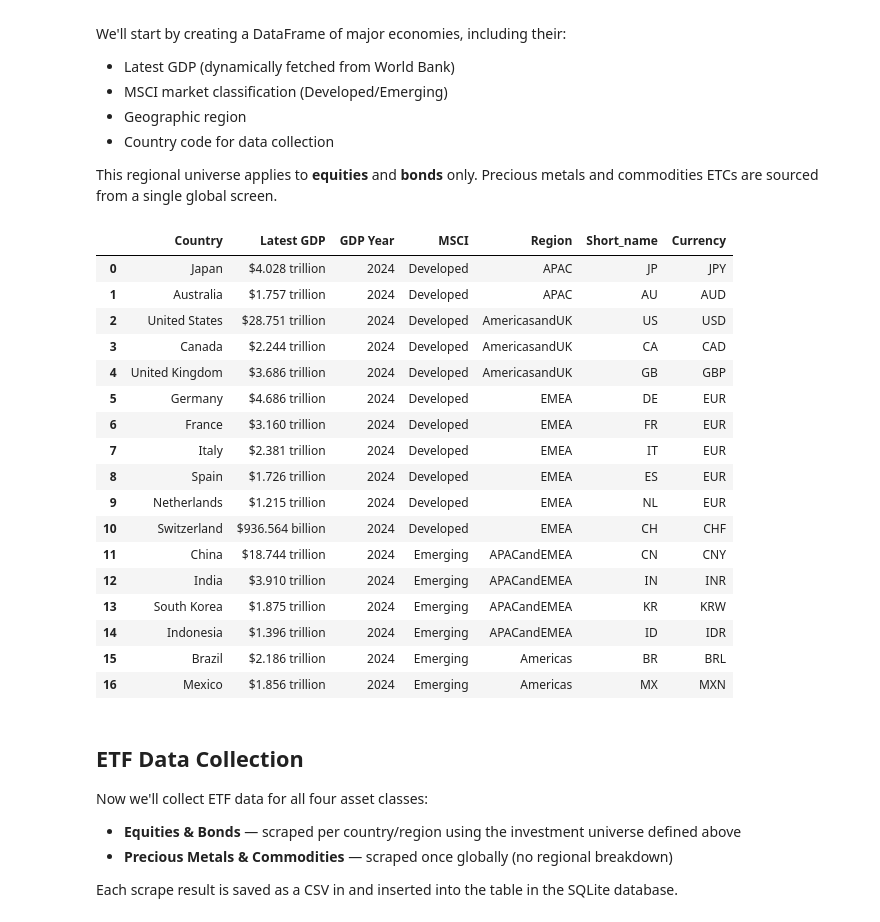
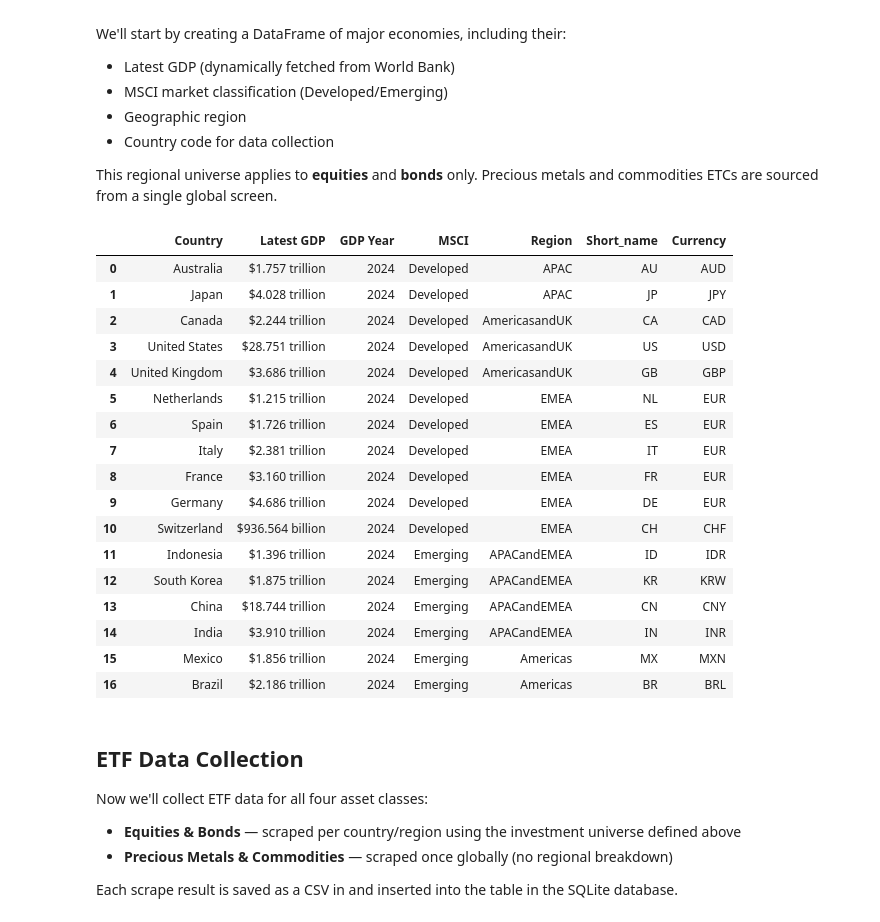
Before and after one commit to nairraks/etf-isa-portfolio, a Jupyter notebook: notebooks/01_data_collection.ipynb, the cells around one changed output. Drawn from its saved outputs; the diff is of its cells as text; code cells hidden in the pictures.

```diff
--- a/notebooks/01_data_collection.ipynb
+++ b/notebooks/01_data_collection.ipynb
@@ -93,51 +93,52 @@ base_country_data = [
     ["Spain", "Developed", "EMEA", "ES", "EUR"],
     ["Netherlands", "Developed", "EMEA", "NL", "EUR"],
     ["Switzerland", "Developed", "EMEA", "CH", "CHF"],
     ["Brazil", "Emerging", "Americas", "BR", "BRL"],
     ["Mexico", "Emerging", "Americas", "MX", "MXN"],
     ["China", "Emerging", "APACandEMEA", "CN", "CNY"],
     ["India", "Emerging", "APACandEMEA", "IN", "INR"],
     ["South Korea", "Emerging", "APACandEMEA", "KR", "KRW"],
     ["Indonesia", "Emerging", "APACandEMEA", "ID", "IDR"]
 ]
 
 columns = ["Country", "MSCI", "Region", "Short_name", "Currency"]
 country_df = pd.DataFrame(base_country_data, columns=columns)
 
 # Map GDP dynamically
 country_df["Latest GDP"] = country_df["Short_name"].apply(lambda x: gdp_dict.get(x, {}).get('gdp'))
 country_df["GDP Year"] = country_df["Short_name"].apply(lambda x: gdp_dict.get(x, {}).get('year'))
 country_df["Latest GDP"] = country_df["Latest GDP"].apply(format_gdp)
 
 # Rename columns to reflect that it's the latest data
 columns_updated = ["Country", "Latest GDP", "GDP Year", "MSCI", "Region", "Short_name", "Currency"]
 
 # Reorder columns
 country_df = country_df[columns_updated]
 
 # Sort by MSCI then region
-country_df.sort_values(by=["MSCI", "Region"], inplace=True)
+country_df.sort_values(by=["MSCI", "Region", "Latest GDP",], inplace=True)
 country_df.reset_index(drop=True, inplace=True)
+
 country_df
 # %% [output]
 |  | Country | Latest GDP | GDP Year | MSCI | Region | Short_name | Currency |
-| 0 | Japan | $4.028 trillion | 2024 | Developed | APAC | JP | JPY |
-| 1 | Australia | $1.757 trillion | 2024 | Developed | APAC | AU | AUD |
-| 2 | United States | $28.751 trillion | 2024 | Developed | AmericasandUK | US | USD |
-| 3 | Canada | $2.244 trillion | 2024 | Developed | AmericasandUK | CA | CAD |
+| 0 | Australia | $1.757 trillion | 2024 | Developed | APAC | AU | AUD |
+| 1 | Japan | $4.028 trillion | 2024 | Developed | APAC | JP | JPY |
+| 2 | Canada | $2.244 trillion | 2024 | Developed | AmericasandUK | CA | CAD |
+| 3 | United States | $28.751 trillion | 2024 | Developed | AmericasandUK | US | USD |
 | 4 | United Kingdom | $3.686 trillion | 2024 | Developed | AmericasandUK | GB | GBP |
-| 5 | Germany | $4.686 trillion | 2024 | Developed | EMEA | DE | EUR |
-| 6 | France | $3.160 trillion | 2024 | Developed | EMEA | FR | EUR |
+| 5 | Netherlands | $1.215 trillion | 2024 | Developed | EMEA | NL | EUR |
+| 6 | Spain | $1.726 trillion | 2024 | Developed | EMEA | ES | EUR |
 | 7 | Italy | $2.381 trillion | 2024 | Developed | EMEA | IT | EUR |
-| 8 | Spain | $1.726 trillion | 2024 | Developed | EMEA | ES | EUR |
-| 9 | Netherlands | $1.215 trillion | 2024 | Developed | EMEA | NL | EUR |
+| 8 | France | $3.160 trillion | 2024 | Developed | EMEA | FR | EUR |
+| 9 | Germany | $4.686 trillion | 2024 | Developed | EMEA | DE | EUR |
 | 10 | Switzerland | $936.564 billion | 2024 | Developed | EMEA | CH | CHF |
-| 11 | China | $18.744 trillion | 2024 | Emerging | APACandEMEA | CN | CNY |
-| 12 | India | $3.910 trillion | 2024 | Emerging | APACandEMEA | IN | INR |
-| 13 | South Korea | $1.875 trillion | 2024 | Emerging | APACandEMEA | KR | KRW |
-| 14 | Indonesia | $1.396 trillion | 2024 | Emerging | APACandEMEA | ID | IDR |
-| 15 | Brazil | $2.186 trillion | 2024 | Emerging | Americas | BR | BRL |
-| 16 | Mexico | $1.856 trillion | 2024 | Emerging | Americas | MX | MXN |
+| 11 | Indonesia | $1.396 trillion | 2024 | Emerging | APACandEMEA | ID | IDR |
+| 12 | South Korea | $1.875 trillion | 2024 | Emerging | APACandEMEA | KR | KRW |
+| 13 | China | $18.744 trillion | 2024 | Emerging | APACandEMEA | CN | CNY |
+| 14 | India | $3.910 trillion | 2024 | Emerging | APACandEMEA | IN | INR |
+| 15 | Mexico | $1.856 trillion | 2024 | Emerging | Americas | MX | MXN |
+| 16 | Brazil | $2.186 trillion | 2024 | Emerging | Americas | BR | BRL |
 # %% [markdown]
 ## ETF Data Collection
 Now we'll collect ETF data for all four asset classes:
```
Also changed, not shown: parts of 4 cells of this notebook, 4 other files.
